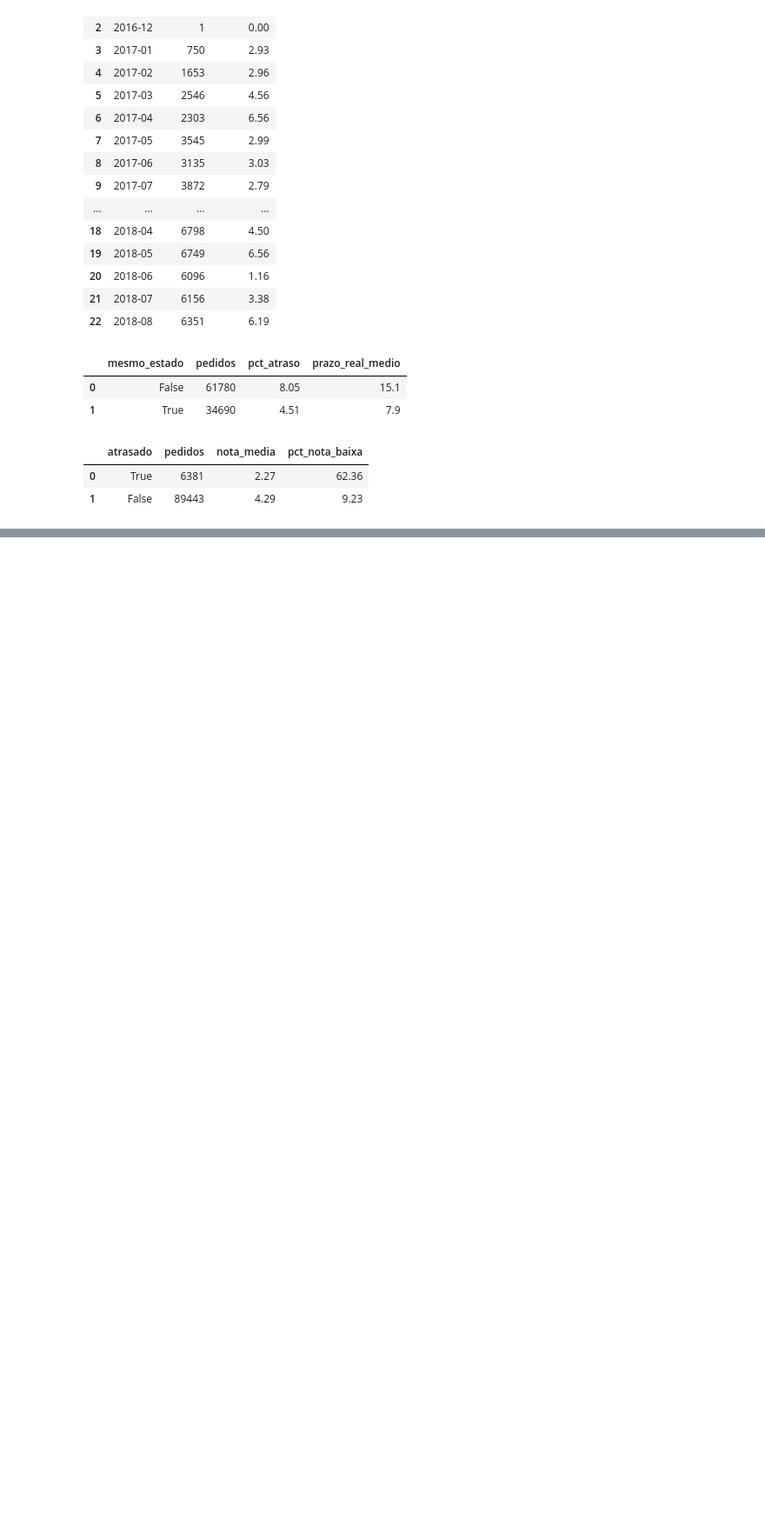
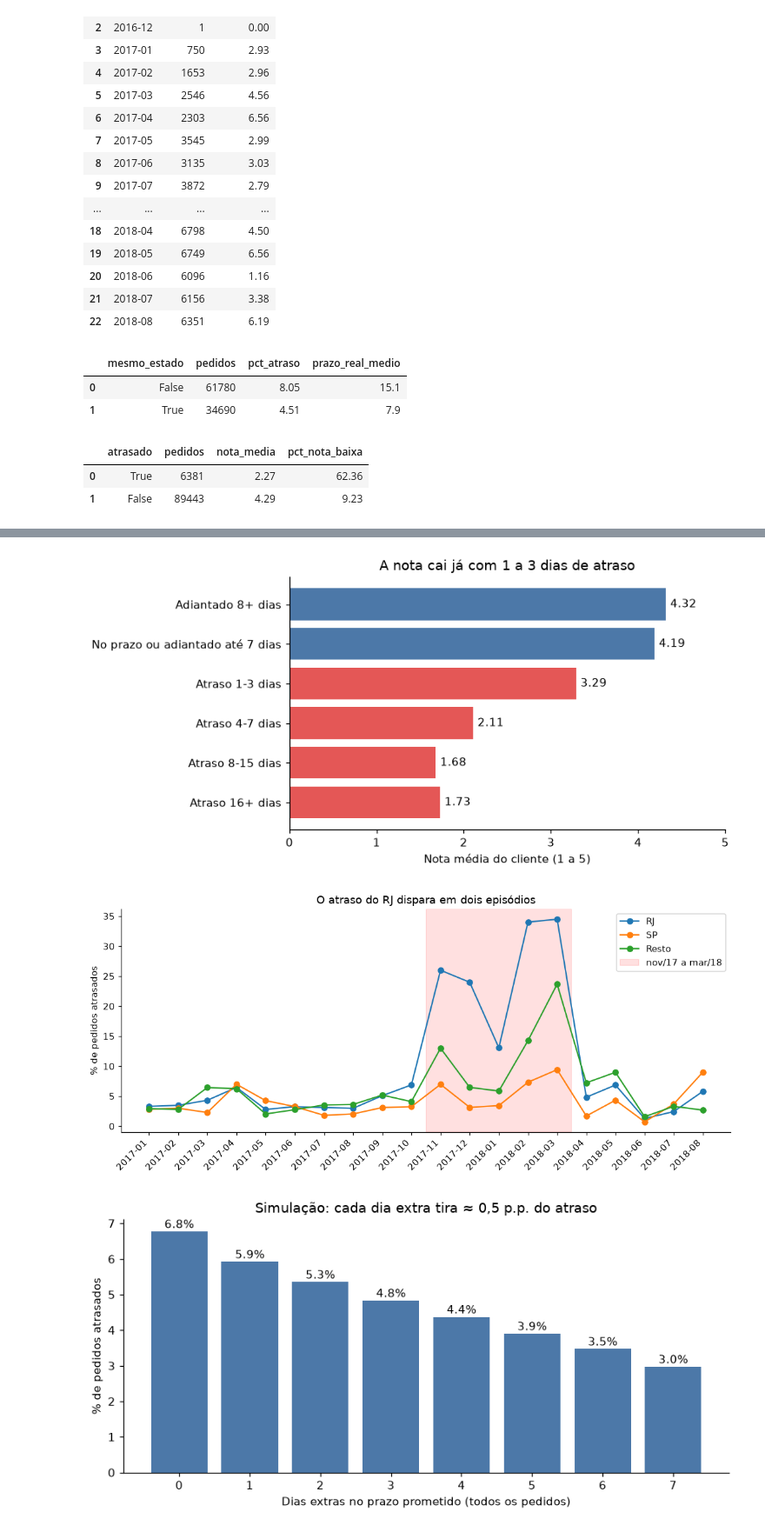
Before and after one commit to Luis-Filipe-Santos/olist-delivery-delay, a Jupyter notebook: notebooks/02_analise_atraso.ipynb, the cells around one changed output, grey strips where cells are left out. Shown at 87% size. Cells and saved outputs as stored; diff of their text form; code cells hidden in the pictures; blank space fills up the shorter version.

Commit message:
feat: análise de atraso (RJ, mês, nota) e gráficos

```diff
--- a/notebooks/02_analise_atraso.ipynb
+++ b/notebooks/02_analise_atraso.ipynb
@@ -106,0 +321,77 @@ GROUP BY 1
+# %%
+from pathlib import Path
+Path("../images").mkdir(exist_ok=True)
+plt.rcParams.update({"figure.dpi": 110, "axes.spines.top": False, "axes.spines.right": False})
+
+# 1) Nota por faixa de atraso
+df1 = con.sql("""
+WITH rev AS (SELECT order_id, AVG(review_score) AS nota FROM order_reviews GROUP BY order_id)
+SELECT CASE WHEN a.dias_atraso <= -8 THEN 'Adiantado 8+ dias'
+            WHEN a.dias_atraso <= 0  THEN 'No prazo ou adiantado até 7 dias'
+            WHEN a.dias_atraso <= 3  THEN 'Atraso 1-3 dias'
+            WHEN a.dias_atraso <= 7  THEN 'Atraso 4-7 dias'
+            WHEN a.dias_atraso <= 15 THEN 'Atraso 8-15 dias'
+            ELSE 'Atraso 16+ dias' END AS faixa,
+       MIN(a.dias_atraso) AS ordem,
+       ROUND(AVG(r.nota), 2) AS nota_media
+FROM analitica_pedidos a JOIN rev r ON r.order_id = a.order_id
+GROUP BY 1 ORDER BY 2
+""").df()
+cores = ["#E45756" if "Atraso" in f else "#4C78A8" for f in df1["faixa"]]
+fig, ax = plt.subplots(figsize=(8, 4))
+ax.barh(df1["faixa"], df1["nota_media"], color=cores)
+ax.invert_yaxis()
+for i, v in enumerate(df1["nota_media"]):
+    ax.text(v + 0.05, i, f"{v:.2f}", va="center")
+ax.set_xlim(0, 5)
+ax.set_xlabel("Nota média do cliente (1 a 5)")
+ax.set_title("A nota cai já com 1 a 3 dias de atraso")
+plt.tight_layout()
+plt.savefig("../images/01_nota_por_faixa.png")
+plt.show()
+
+# 2) Atraso por mês: RJ, SP e resto
+df2 = con.sql("""
+SELECT strftime(dt_compra, '%Y-%m') AS mes,
+  ROUND(100.0 * AVG(atrasado::INT) FILTER (WHERE customer_state = 'RJ'), 2) AS RJ,
+  ROUND(100.0 * AVG(atrasado::INT) FILTER (WHERE customer_state = 'SP'), 2) AS SP,
+  ROUND(100.0 * AVG(atrasado::INT) FILTER (WHERE customer_state NOT IN ('RJ','SP')), 2) AS Resto
+FROM analitica_pedidos WHERE dt_compra >= '2017-01-01'
+GROUP BY 1 ORDER BY 1
+""").df()
+fig, ax = plt.subplots(figsize=(10, 4.5))
+for col in ["RJ", "SP", "Resto"]:
+    ax.plot(range(len(df2)), df2[col], marker="o", label=col)
+i0 = df2.index[df2["mes"] == "2017-11"][0]
+i1 = df2.index[df2["mes"] == "2018-03"][0]
+ax.axvspan(i0 - 0.5, i1 + 0.5, alpha=0.12, color="red", label="nov/17 a mar/18")
+ax.set_xticks(range(len(df2)))
+ax.set_xticklabels(df2["mes"], rotation=45, ha="right")
+ax.set_ylabel("% de pedidos atrasados")
+ax.set_title("O atraso do RJ dispara em dois episódios")
+ax.legend()
+plt.tight_layout()
+plt.savefig("../images/02_atraso_rj_sp_resto.png")
+plt.show()
+
+# 3) Simulação de prazo
+df3 = con.sql("""
+SELECT k AS dias_extra, ROUND(100.0 * AVG((dias_atraso > k)::INT), 2) AS pct_atraso
+FROM analitica_pedidos, range(0, 8) AS t(k)
+GROUP BY 1 ORDER BY 1
+""").df()
+fig, ax = plt.subplots(figsize=(8, 4))
+ax.bar(df3["dias_extra"], df3["pct_atraso"], color="#4C78A8")
+for x, y in zip(df3["dias_extra"], df3["pct_atraso"]):
+    ax.text(x, y + 0.1, f"{y:.1f}%", ha="center")
+ax.set_xticks(df3["dias_extra"])
+ax.set_xlabel("Dias extras no prazo prometido (todos os pedidos)")
+ax.set_ylabel("% de pedidos atrasados")
+ax.set_title("Simulação: cada dia extra tira ≈ 0,5 p.p. do atraso")
+plt.tight_layout()
+plt.savefig("../images/03_simulacao_prazo.png")
+plt.show()
+# %% [output]
+[figure, added]
+[figure, added]
+[figure, added]
```
Also changed, not shown: parts of 8 cells of this notebook, 3 other files.
